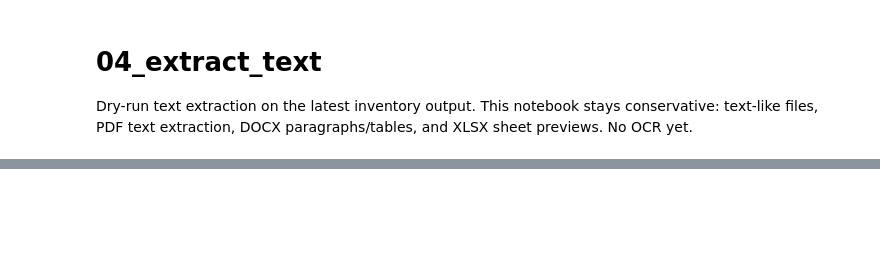
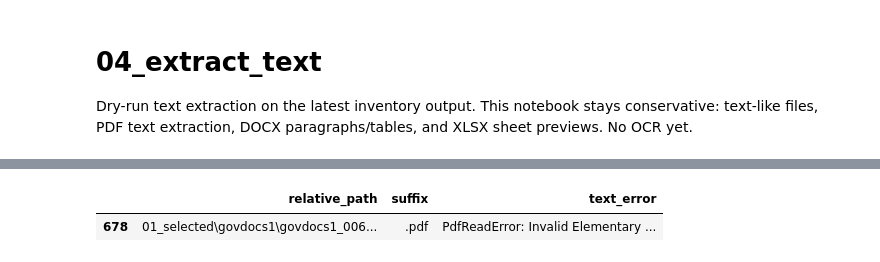
Before and after one commit to steliosvliaros/SCH-FILE-ORGANIZER, a Jupyter notebook: notebooks/04_extract_text.ipynb, the cells around one changed output, grey strips where cells are left out. Drawn from its saved outputs; the diff is of its cells as text; code cells hidden in the pictures; blank space fills up the shorter version.

```diff
--- a/notebooks/04_extract_text.ipynb
+++ b/notebooks/04_extract_text.ipynb
@@ -18,7 +18,8 @@ from src.inventory import ensure_inventory_schema
 from src.extractors import ExtractConfig, enrich_inventory_with_text, save_text_outputs
 
 OUTPUT_DIR = PROJECT_ROOT / 'data' / 'outputs'
-inventory_files = sorted(OUTPUT_DIR.glob('inventory_*.parquet'))
-assert inventory_files, 'No inventory parquet found. Run 02_inventory.ipynb first.'
-INVENTORY_PATH = inventory_files[-1]
+inventory_files = [p for p in OUTPUT_DIR.glob('inventory_*.parquet') if not p.name.startswith('inventory_with_text_')]
+assert inventory_files, 'No inventory parquet files found. Run 02_inventory.ipynb first.'
+# Pick the newest file by filesystem timestamp, not filename order.
+INVENTORY_PATH = max(inventory_files, key=lambda p: p.stat().st_mtime)
 print('Using inventory file:', INVENTORY_PATH.name)
@@ -50,3 +114,8 @@ display(enriched[['relative_path', 'suffix', 'text_status', 'text_source', 'extr
+# %%
+display(enriched[enriched['text_status'] == 'error'][['relative_path', 'suffix', 'text_error']])
+# %% [output]
+|  | relative_path | suffix | text_error |
+| 678 | 01_selected\govdocs1\govdocs1_006... | .pdf | PdfReadError: Invalid Elementary ... |
 # %%
 display(enriched['text_status'].value_counts(dropna=False).rename_axis('text_status').reset_index(name='count'))
 display(enriched['text_source'].value_counts(dropna=False).rename_axis('text_source').reset_index(name='count'))
```
Also changed, not shown: parts of 8 cells of this notebook, 3 other files.
